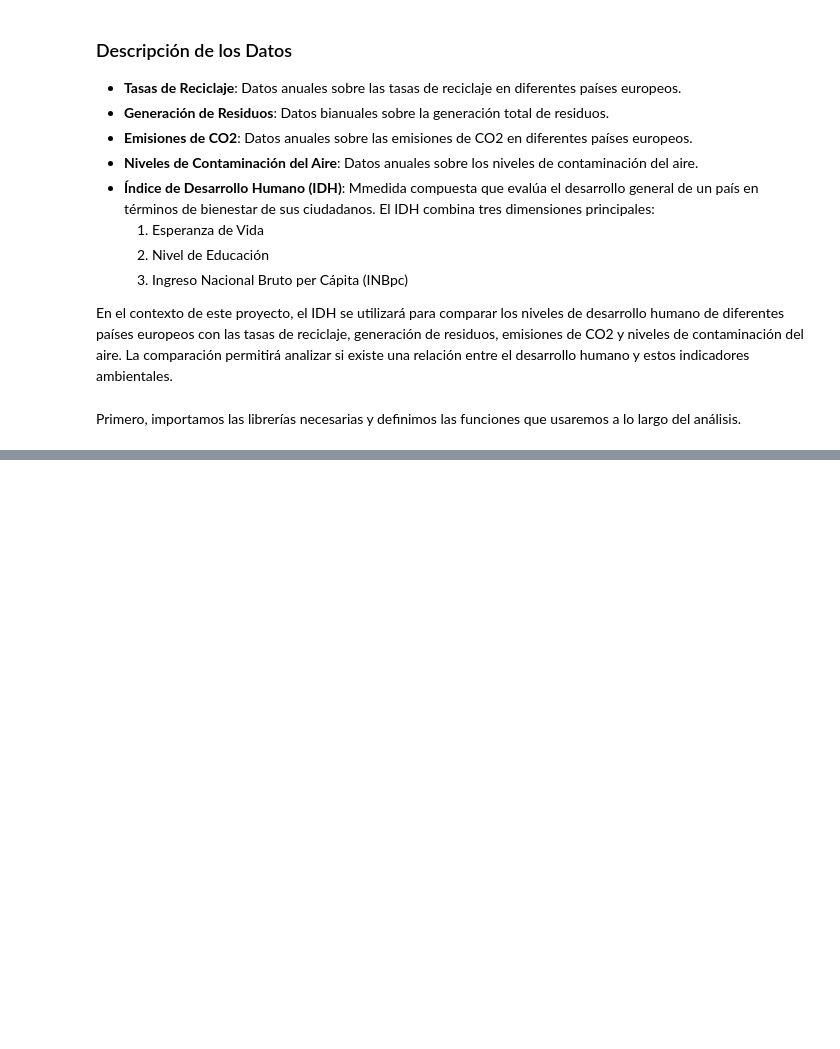
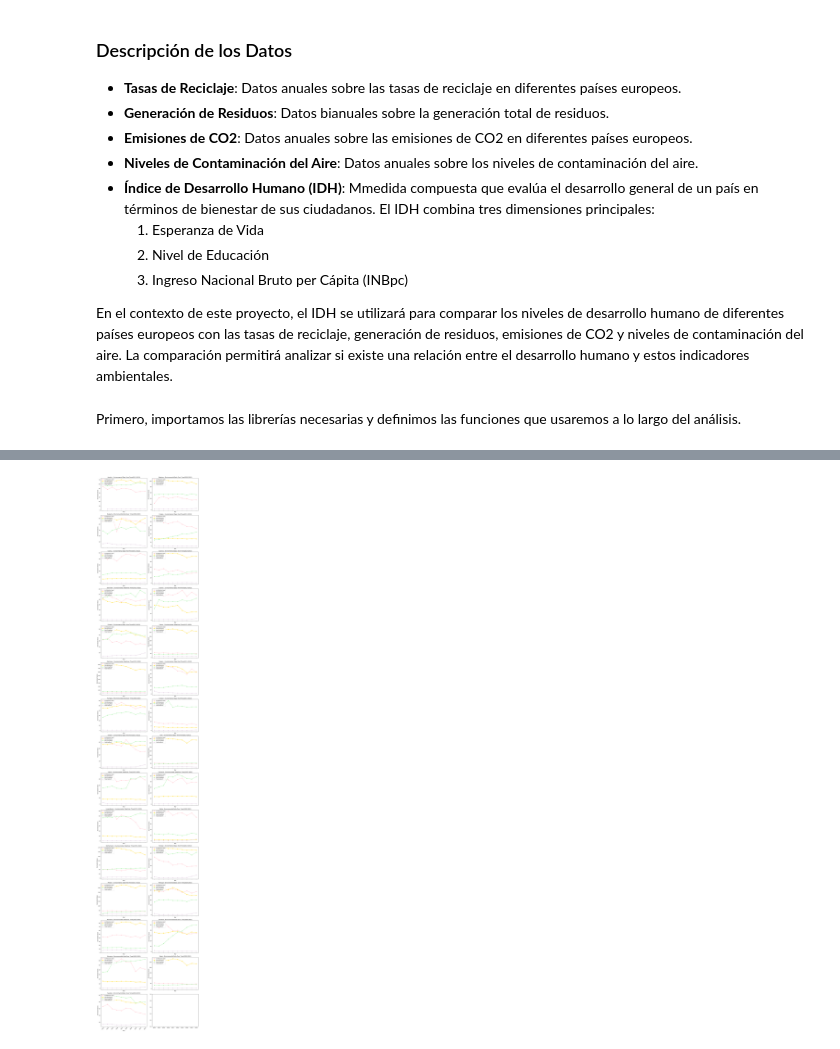
Before and after one commit to LOA395/Project-week3, a Jupyter notebook: EDA.ipynb, the cells around one changed output, grey strips where cells are left out. Saved outputs shown, nothing was run; the diff lists cells and outputs as text; code cells hidden in the pictures; blank space fills up the shorter version.

```diff
--- a/EDA.ipynb
+++ b/EDA.ipynb
@@ -41,0 +69,8 @@ data_2022 = load_csv_data('data_to_eda/data_2022.csv') # Datos 2022
+# %%
+# Combinar y limpiar datos
+combined_data = combinar_datos(data_annual, data_bianual)
+
+# Visualizar tendencias por país
+visualizar_tendencias_por_pais(combined_data)
+# %% [output]
+[figure, added]
```
Also changed, not shown: parts of 13 cells of this notebook, 1 other file.
